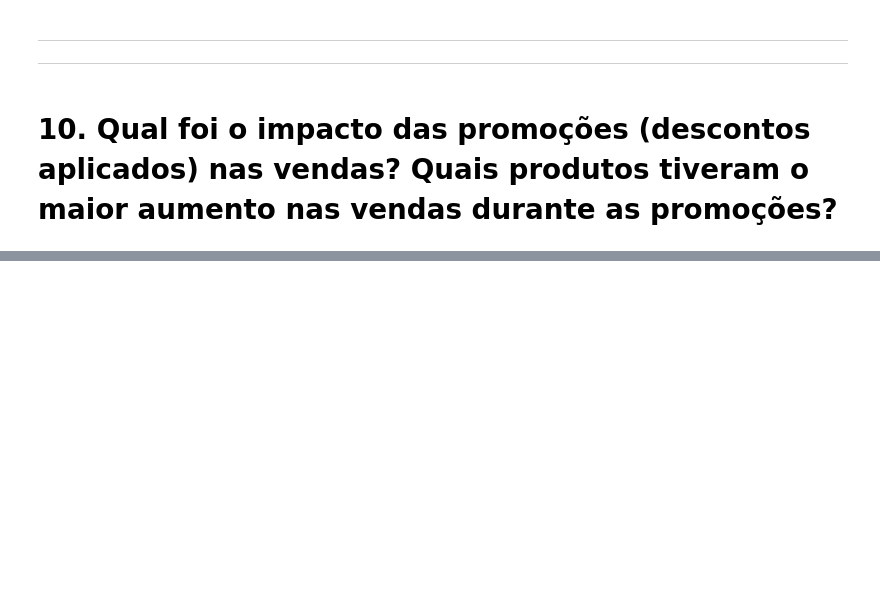
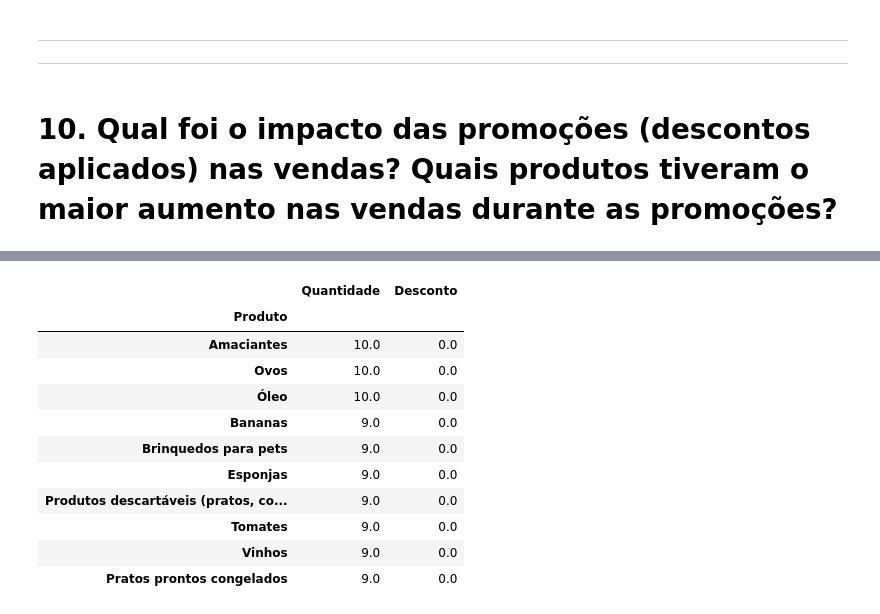
Before and after one commit to cleber-lamartine/Projeto_Analise_de_Dados, a Jupyter notebook: projeto.ipynb, the cells around one changed output, grey strips where cells are left out. Drawn from its saved outputs; the diff is of its cells as text; code cells hidden in the pictures; blank space fills up the shorter version.

```diff
--- a/projeto.ipynb
+++ b/projeto.ipynb
@@ -435,0 +460,15 @@ np.float64(129712.49)
+# %%
+df_VSC.groupby(['Produto'])[['Quantidade','Desconto']].median().sort_values(by='Quantidade', ascending=False).tail(10)
+# %% [output]
+|  | Quantidade | Desconto |
+| Produto |  |  |
+| Amaciantes | 10.0 | 0.0 |
+| Ovos | 10.0 | 0.0 |
+| Óleo | 10.0 | 0.0 |
+| Bananas | 9.0 | 0.0 |
+| Brinquedos para pets | 9.0 | 0.0 |
+| Esponjas | 9.0 | 0.0 |
+| Produtos descartáveis (pratos, co... | 9.0 | 0.0 |
+| Tomates | 9.0 | 0.0 |
+| Vinhos | 9.0 | 0.0 |
+| Pratos prontos congelados | 9.0 | 0.0 |
```
Also changed, not shown: parts of 4 cells of this notebook.
